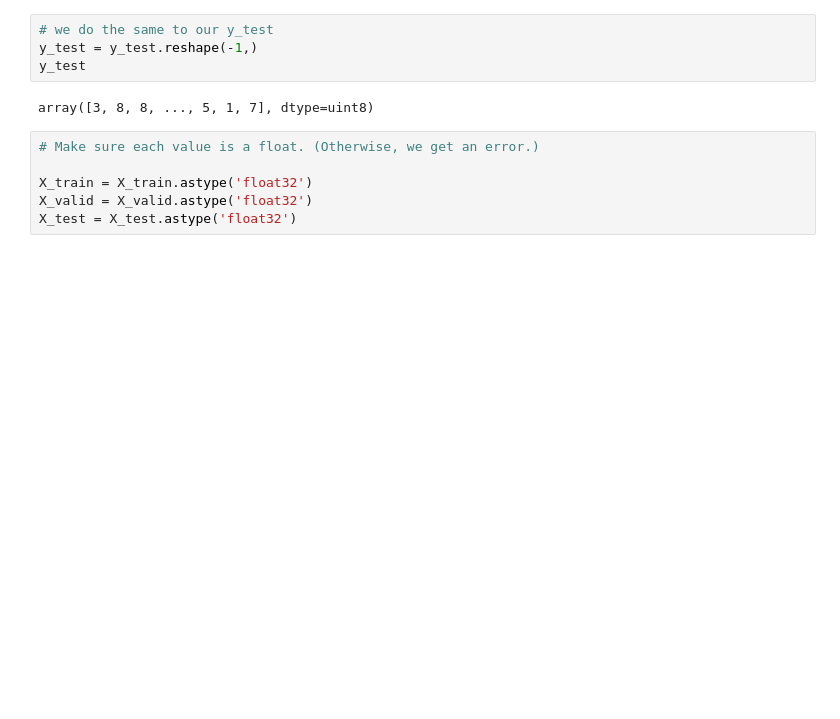
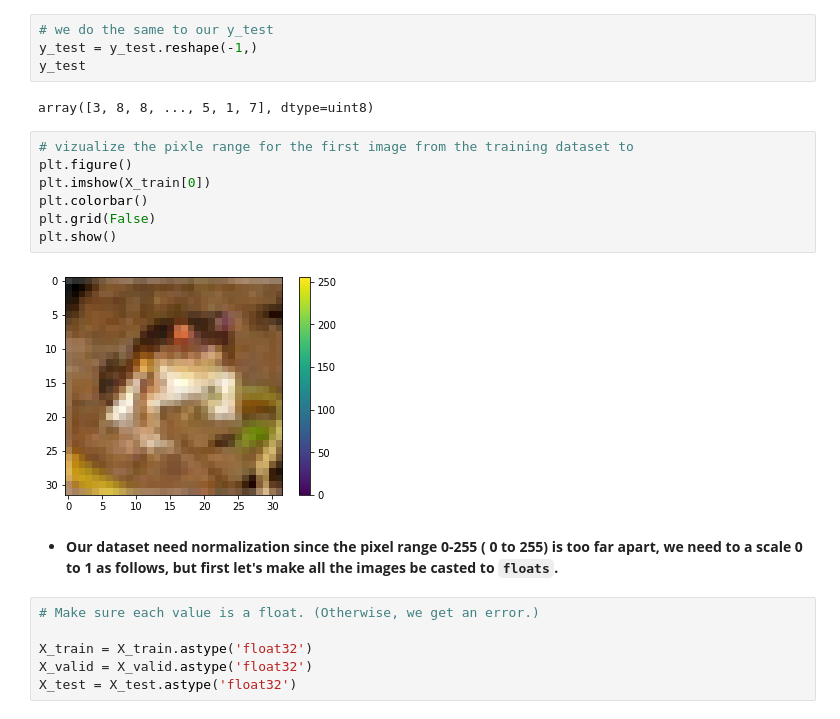
Before and after one commit to sthirpa/Data_Scince_Immersive, a Jupyter notebook: CIFAR-10-SH.ipynb, the cells around one changed output. Saved outputs shown, nothing was run; the diff lists cells and outputs as text; blank space fills up the shorter version.

```diff
--- a/CIFAR-10-SH.ipynb
+++ b/CIFAR-10-SH.ipynb
@@ -209,6 +226,17 @@ y_test = y_test.reshape(-1,)
 y_test
 # %% [output]
 array([3, 8, 8, ..., 5, 1, 7], dtype=uint8)
+# %%
+# vizualize the pixle range for the first image from the training dataset to
+plt.figure()
+plt.imshow(X_train[0])
+plt.colorbar()
+plt.grid(False)
+plt.show()
+# %% [output]
+[figure, added]
+# %% [markdown]
+* **Our dataset need normalization since the pixel range 0-255 ( 0 to 255) is too far apart, we need to a scale 0 to 1 as follows, but first let's make all the images be casted to `floats`.**
 # %%
 # Make sure each value is a float. (Otherwise, we get an error.)
 
```
Also changed, not shown: parts of 47 cells of this notebook, 19 other files.
